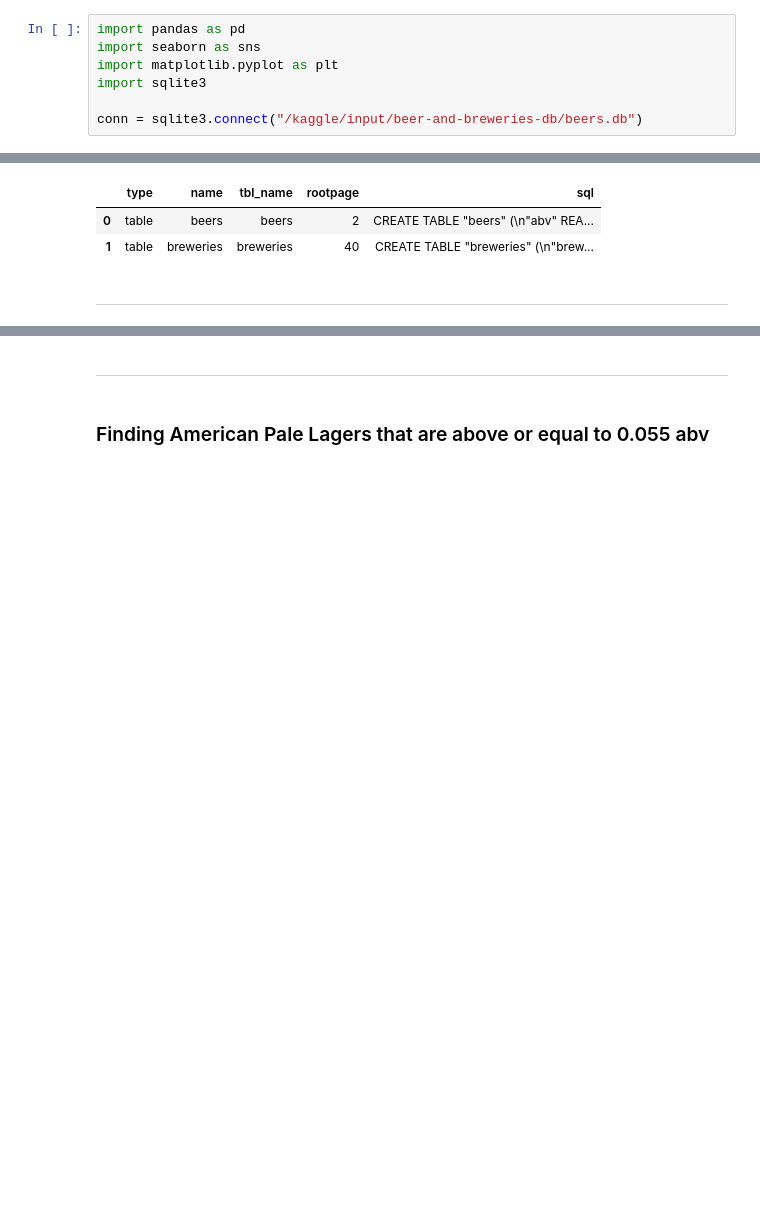
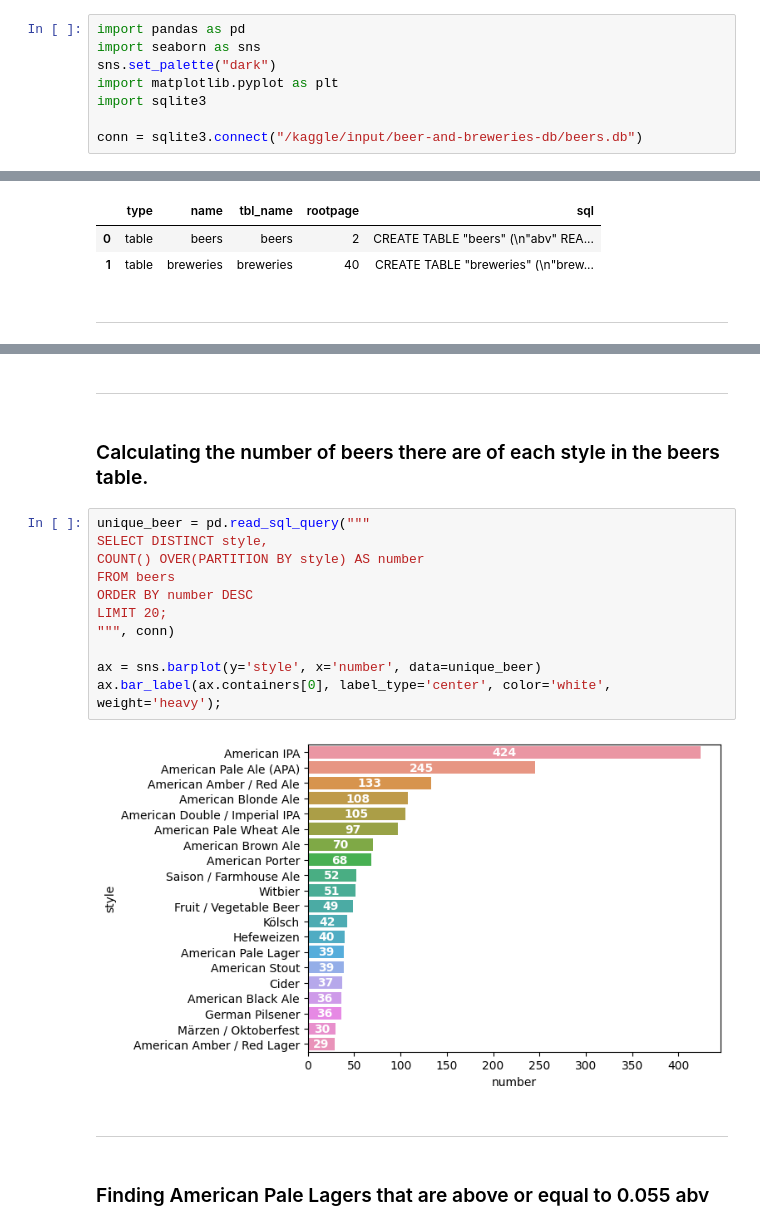
Before and after one commit to Data1234321/Portfolio, a Jupyter notebook: sql-analysis-of-us-craft-beers-breweries.ipynb, the cells around one changed output, grey strips where cells are left out. Cells and saved outputs as stored; diff of their text form; blank space fills up the shorter version.

```diff
--- a/sql-analysis-of-us-craft-beers-breweries.ipynb
+++ b/sql-analysis-of-us-craft-beers-breweries.ipynb
@@ -7,6 +7,7 @@
 # %%
 import pandas as pd
 import seaborn as sns
+sns.set_palette("dark")
 import matplotlib.pyplot as plt
 import sqlite3
 
@@ -86,3 +92,20 @@ five_rows_beers
+# %% [markdown]
+***
+# %% [markdown]
+### Calculating the number of beers there are of each style in the beers table.
+# %%
+unique_beer = pd.read_sql_query("""
+SELECT DISTINCT style,
+COUNT() OVER(PARTITION BY style) AS number
+FROM beers
+ORDER BY number DESC
+LIMIT 20;
+""", conn)
+
+ax = sns.barplot(y='style', x='number', data=unique_beer)
+ax.bar_label(ax.containers[0], label_type='center', color='white', weight='heavy');
+# %% [output]
+[figure, added]
 # %% [markdown]
 ***
 # %% [markdown]
```
Also changed, not shown: parts of 23 cells of this notebook.
